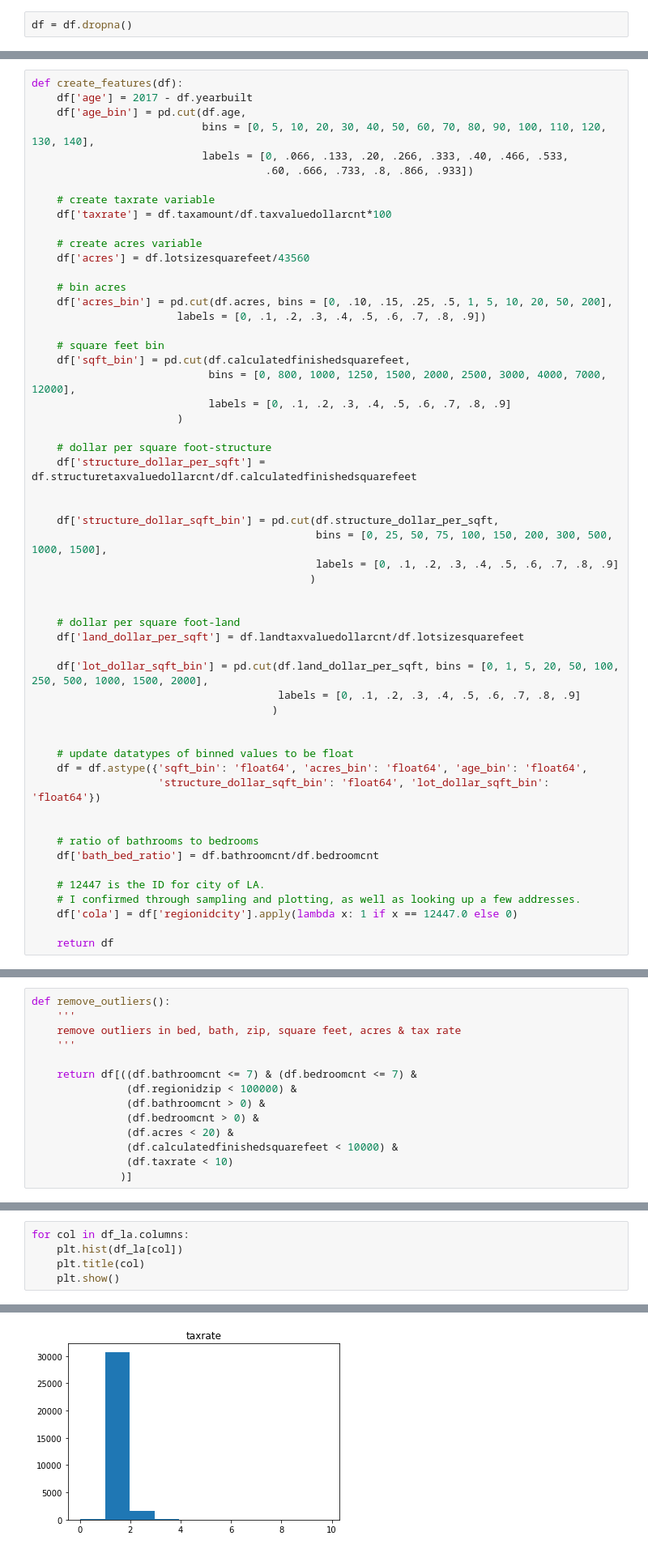
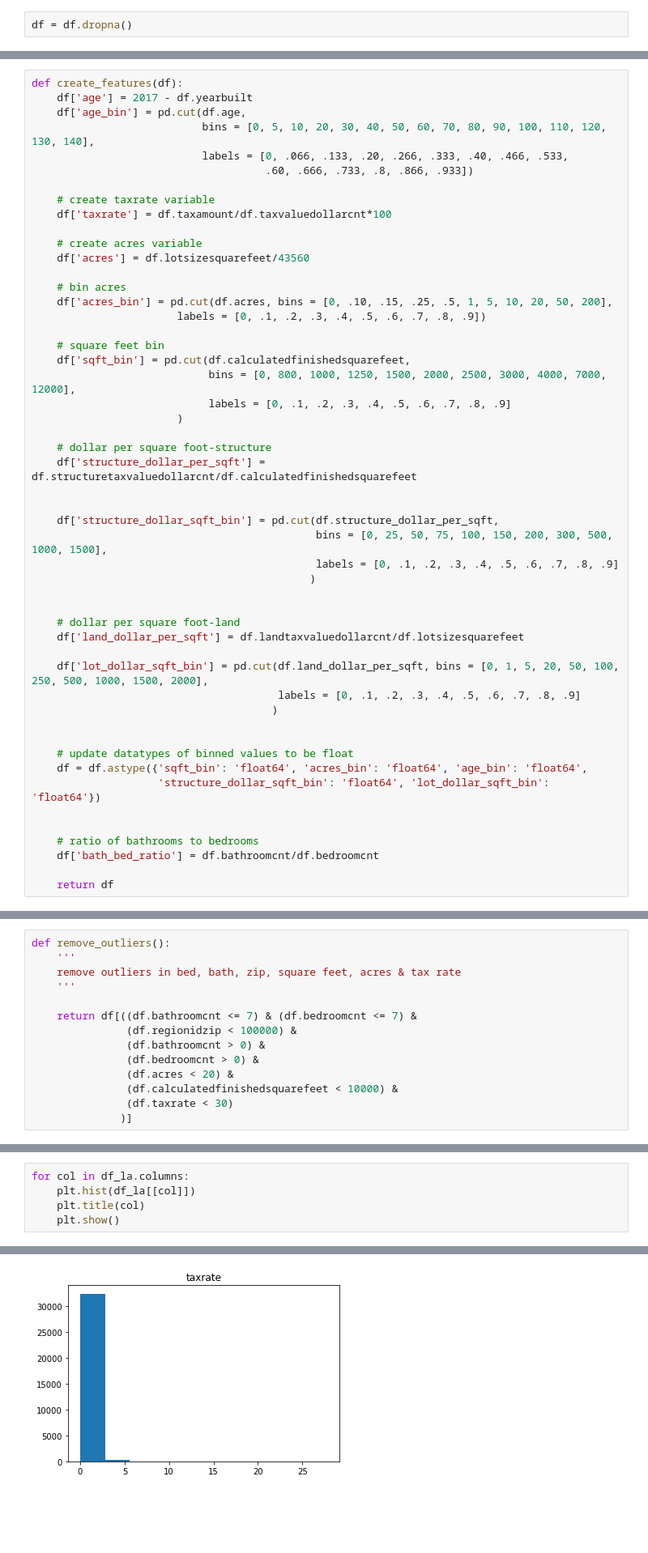
Before and after one commit to Dashing-through-Zillow/clustering-project, a Jupyter notebook: dash_draft1.ipynb, the cells around one changed output, grey strips where cells are left out. Shown at 81% size. Saved outputs shown, nothing was run; the diff lists cells and outputs as text; blank space fills up the shorter version.

```diff
--- a/dash_draft1.ipynb
+++ b/dash_draft1.ipynb
@@ -191,10 +184,6 @@ def create_features(df):
     # ratio of bathrooms to bedrooms
     df['bath_bed_ratio'] = df.bathroomcnt/df.bedroomcnt
 
-    # 12447 is the ID for city of LA.
-    # I confirmed through sampling and plotting, as well as looking up a few addresses.
-    df['cola'] = df['regionidcity'].apply(lambda x: 1 if x == 12447.0 else 0)
-
     return df
 # %%
 df = create_features(df)
@@ -248,7 +227,7 @@ def remove_outliers():
                (df.bedroomcnt > 0) &
                (df.acres < 20) &
                (df.calculatedfinishedsquarefeet < 10000) &
-               (df.taxrate < 10)
+               (df.taxrate < 30)
               )]
 # %%
 df = remove_outliers()
@@ -286,17 +287,17 @@ print(df_la.shape)
 # %%
 for col in df_la.columns:
-    plt.hist(df_la[col])
+    plt.hist(df_la[[col]])
     plt.title(col)
     plt.show()
 # %% [output]
 [figure]
 [figure]
 [figure]
 [figure]
 [figure]
 [figure]
 [figure]
-[figure, old version]
+[figure, new version]
 [figure]
 [figure]
 [figure]
```
Also changed, not shown: parts of 90 cells of this notebook.
